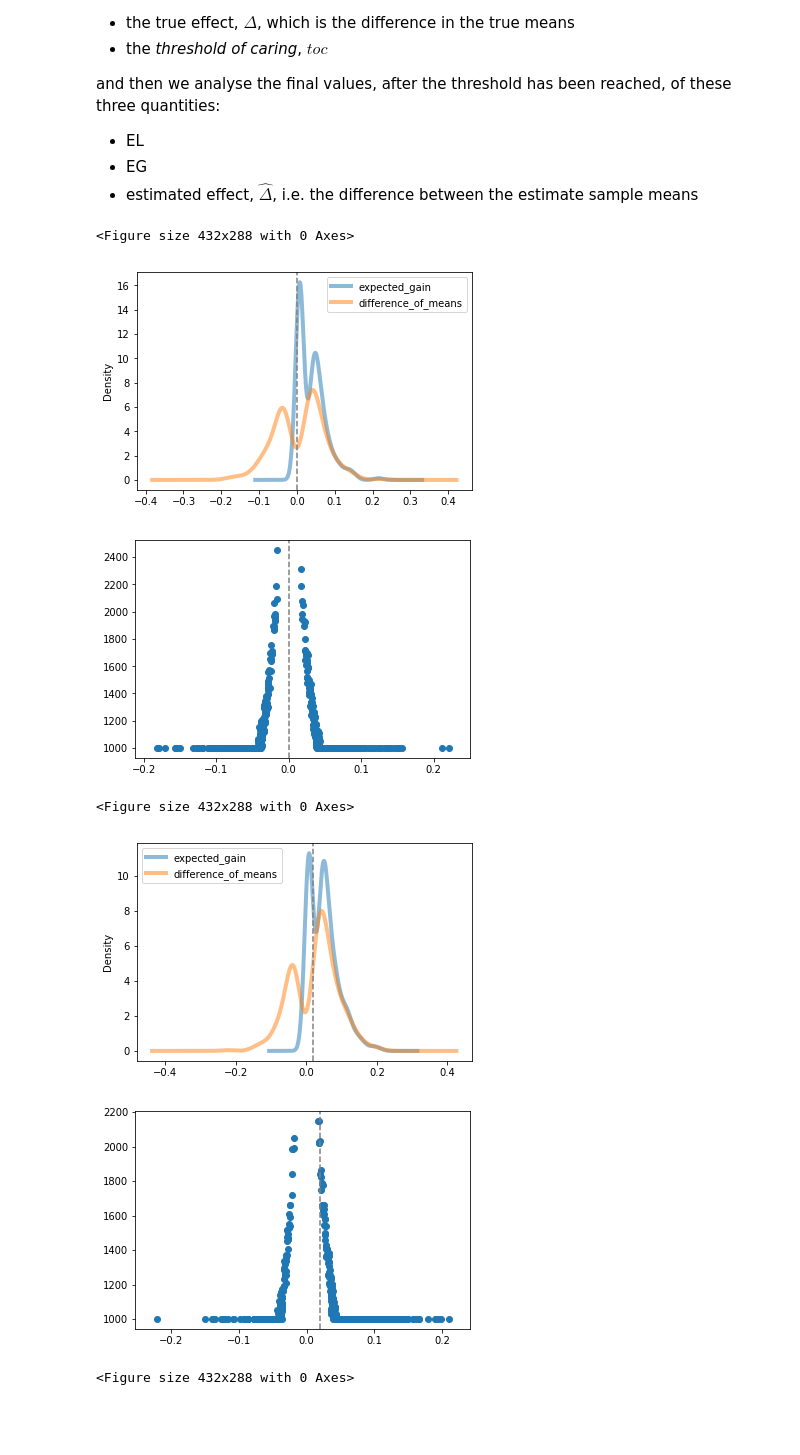
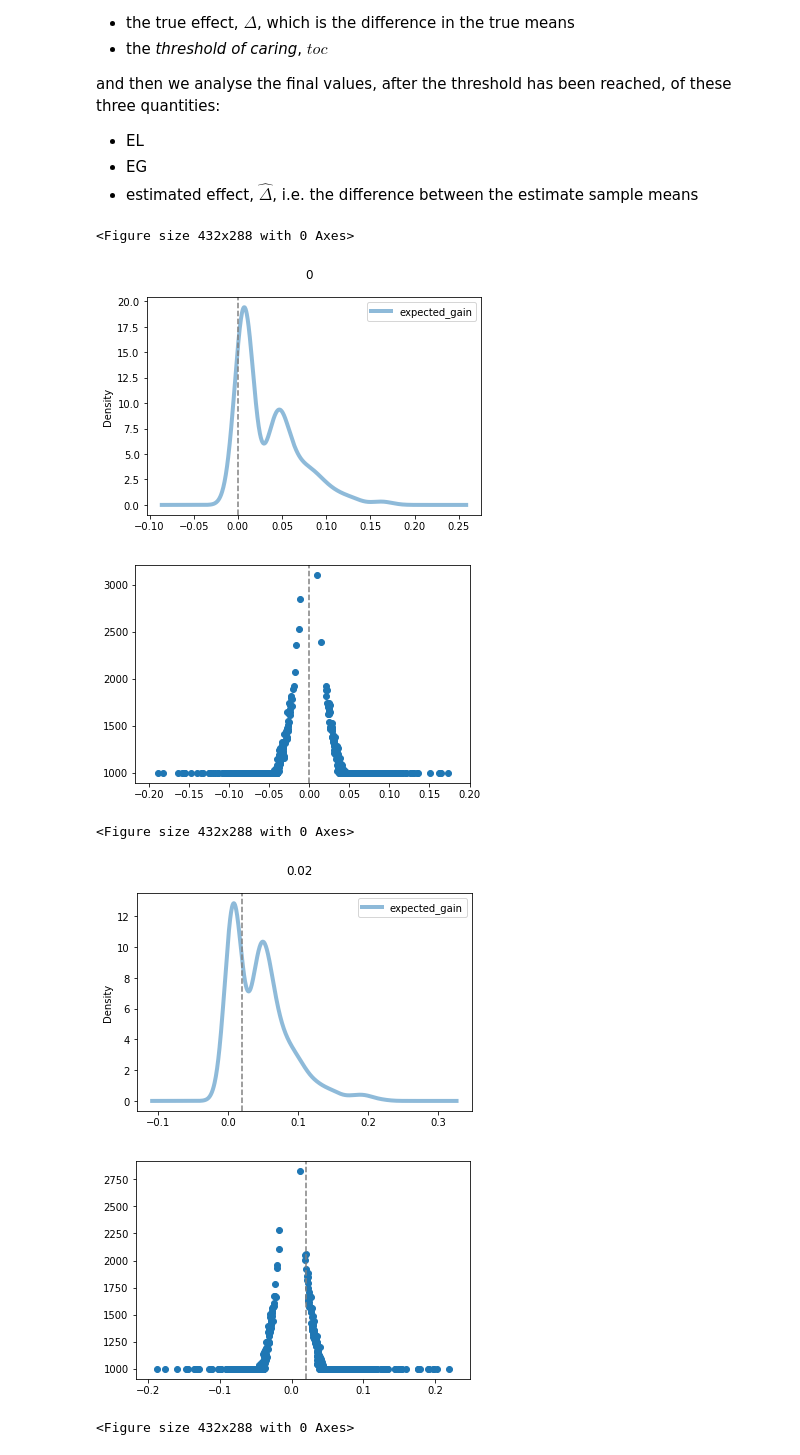
Before and after one commit to aaronmcdaid/bayesian.risk, a Jupyter notebook: notebooks/Expected Loss, and behaviour under early stopping.ipynb, the cells around one changed output. Drawn from its saved outputs; the diff is of its cells as text; code cells hidden in the pictures; blank space fills up the shorter version.

```diff
--- a/notebooks/Expected Loss, and behaviour under early stopping.ipynb
+++ b/notebooks/Expected Loss, and behaviour under early stopping.ipynb
@@ -92,7 +93,7 @@ and then we analyse the final values, after the threshold has been reached, of t
  - EG
  - estimated effect, $\hat\Delta$, i.e. the difference between the estimate sample means
 # %%
-def simulate_to_the_threshold(runs, true_difference, true_stdev, threshold_of_caring):
+def simulate_to_the_threshold(runs, true_difference, true_stdev, threshold_of_caring, **kw):
     # Always a minimum sample size of 1000
     stopping_condition = """total_sample_size > 1000 \
                             & ( expected_loss > -{threshold_of_caring} \
@@ -106,7 +107,9 @@ def simulate_to_the_threshold(runs, true_difference, true_stdev, threshold_of_ca
             # the absolute value of the means doesn't matter, just the difference between them
             means = [7, 7+true_difference],
             stdevs = [true_stdev, true_stdev],
-            stopping_condition = stopping_condition)
+            stopping_condition = stopping_condition,
+            **kw,
+        )
         # sim.iloc[[-1]] describes the final state of the simulation
         many_runs.append(sim.iloc[[-1]])
     # concatenate the results, one row per simulation, and extract the interesting columns
@@ -114,23 +117,25 @@ def simulate_to_the_threshold(runs, true_difference, true_stdev, threshold_of_ca
 # %%
 for true_difference in [0, 0.02, 0.5]:
     plt.figure()
-    plt.suptitle(true_difference)
     many_sims = simulate_to_the_threshold(runs = 500,
                               true_difference = true_difference,
                               true_stdev=1,
-                              threshold_of_caring = 0.01)
-    many_sims[['expected_gain', 'difference_of_means']].plot.kde(alpha=0.5, linewidth=4)
+                              threshold_of_caring = 0.01,
+                              prior = FixedPrior(0, 1),
+                              )
+    many_sims[['expected_gain']].plot.kde(alpha=0.5, linewidth=4)
     plt.gca().axvline(x=true_difference, color='grey', linestyle='--');
+    plt.suptitle(true_difference)
 
     plt.figure()
 
     plt.scatter(many_sims.difference_of_means, many_sims.total_sample_size)
     plt.gca().axvline(x=true_difference, color='grey', linestyle='--');
 # %% [output]
 <Figure size 432x288 with 0 Axes>
-[figure, old version]
+[figure, new version]
-[figure, old version]
+[figure, new version]
 <Figure size 432x288 with 0 Axes>
-[figure, old version]
+[figure, new version]
-[figure, old version]
+[figure, new version]
 <Figure size 432x288 with 0 Axes>
```
Also changed, not shown: parts of 4 cells of this notebook.
